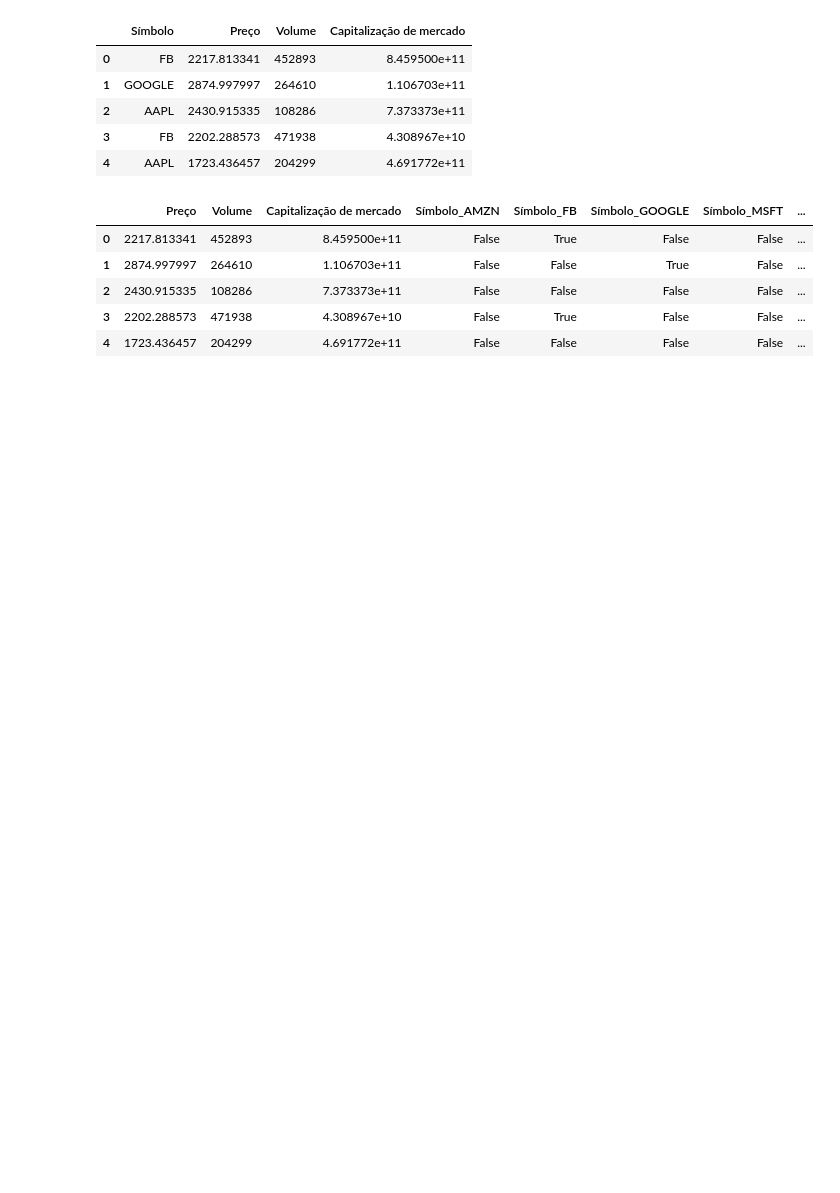
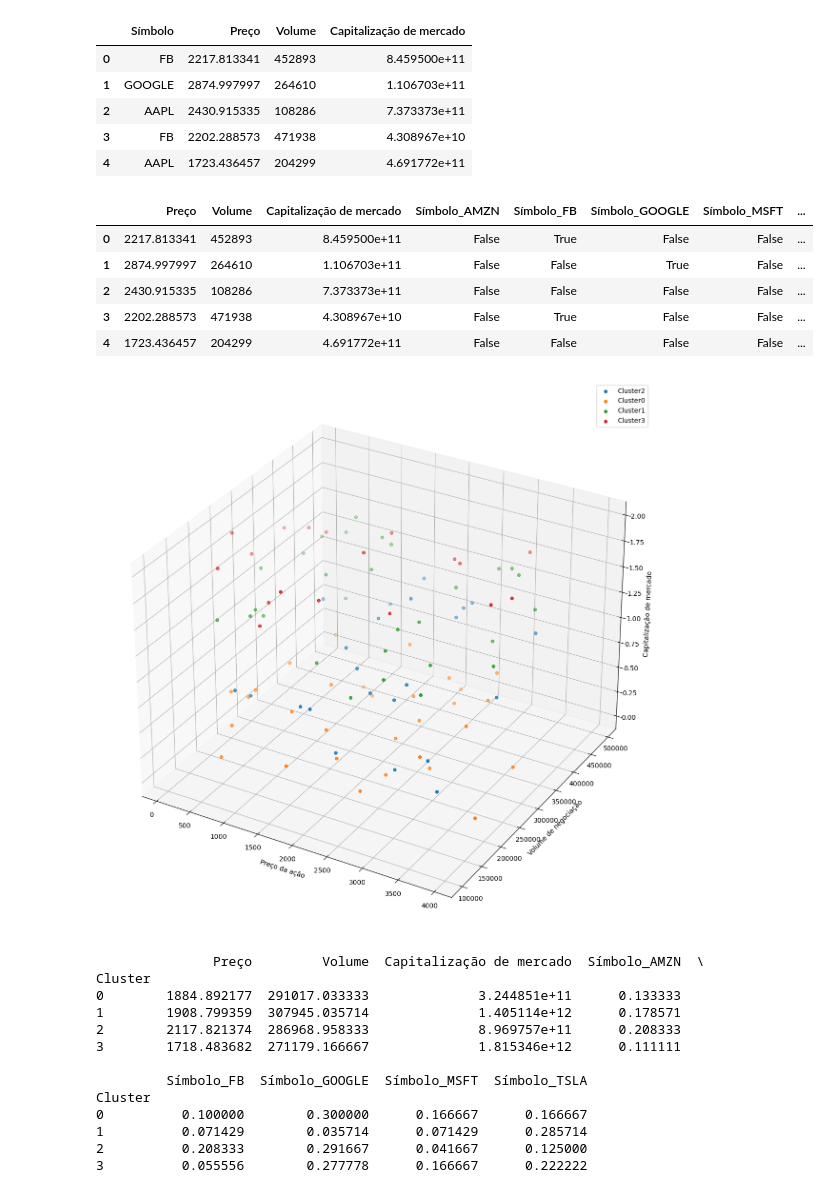
Before and after one commit to danielvieira95/Intelig-ncia-Artificial-e-Big-Data--2-2024, a Jupyter notebook: TurmaA/A16/codigoex2.ipynb, the cells around one changed output. Saved outputs shown, nothing was run; the diff lists cells and outputs as text; code cells hidden in the pictures; blank space fills up the shorter version.

Commit message:
A16
Grafico 3d e boxplot

```diff
--- a/TurmaA/A16/codigoex2.ipynb
+++ b/TurmaA/A16/codigoex2.ipynb
@@ -41,3 +41,41 @@ data_n.head()
 | 2 | 2430.915335 | 108286 | 7.373373e+11 | False | False | False | False | ... |
 | 3 | 2202.288573 | 471938 | 4.308967e+10 | False | True | False | False | ... |
 | 4 | 1723.436457 | 204299 | 4.691772e+11 | False | False | False | False | ... |
+# %%
+features = data_n[['Preço','Volume','Capitalização de mercado']]
+# %%
+kmeans = KMeans(n_clusters=4,random_state=0).fit(features)
+data_n['Cluster'] = kmeans.labels_
+# %%
+# Visualizando os grupos no grafico 3d
+fig = plt.figure(figsize=(15,15))
+ax = fig.add_subplot(111,projection='3d')
+for cluster in data_n['Cluster'].unique():
+    cluster_data=data_n[data_n['Cluster']==cluster]
+    ax.scatter(cluster_data['Preço'],cluster_data['Volume'],
+               cluster_data['Capitalização de mercado'],
+               label=f'Cluster{cluster}')
+ax.set_xlabel('Preço da ação')
+ax.set_ylabel('Volume de negociação')
+ax.set_zlabel('Capitalização de mercado')
+plt.legend()
+plt.show()
+
+# Analisando os clusters
+cluster_means = data_n.groupby('Cluster').mean()
+print(cluster_means)
+# %% [output]
+[figure, added]
+               Preço         Volume  Capitalização de mercado  Símbolo_AMZN  \
+Cluster
+0        1884.892177  291017.033333              3.244851e+11      0.133333
+1        1908.799359  307945.035714              1.405114e+12      0.178571
+2        2117.821374  286968.958333              8.969757e+11      0.208333
+3        1718.483682  271179.166667              1.815346e+12      0.111111
+
+         Símbolo_FB  Símbolo_GOOGLE  Símbolo_MSFT  Símbolo_TSLA
+Cluster
+0          0.100000        0.300000      0.166667      0.166667
+1          0.071429        0.035714      0.071429      0.285714
+2          0.208333        0.291667      0.041667      0.125000
+3          0.055556        0.277778      0.166667      0.222222
```
Also changed, not shown: parts of 1 cell of this notebook.
